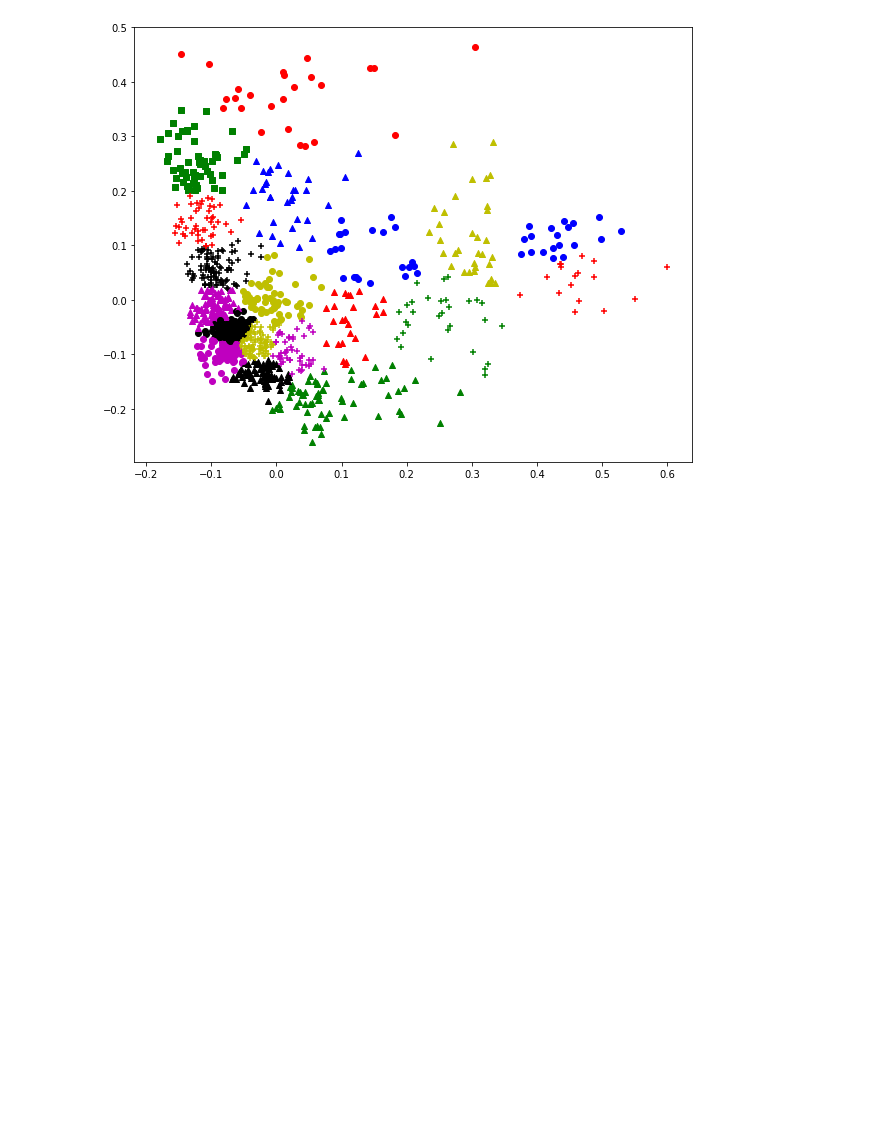
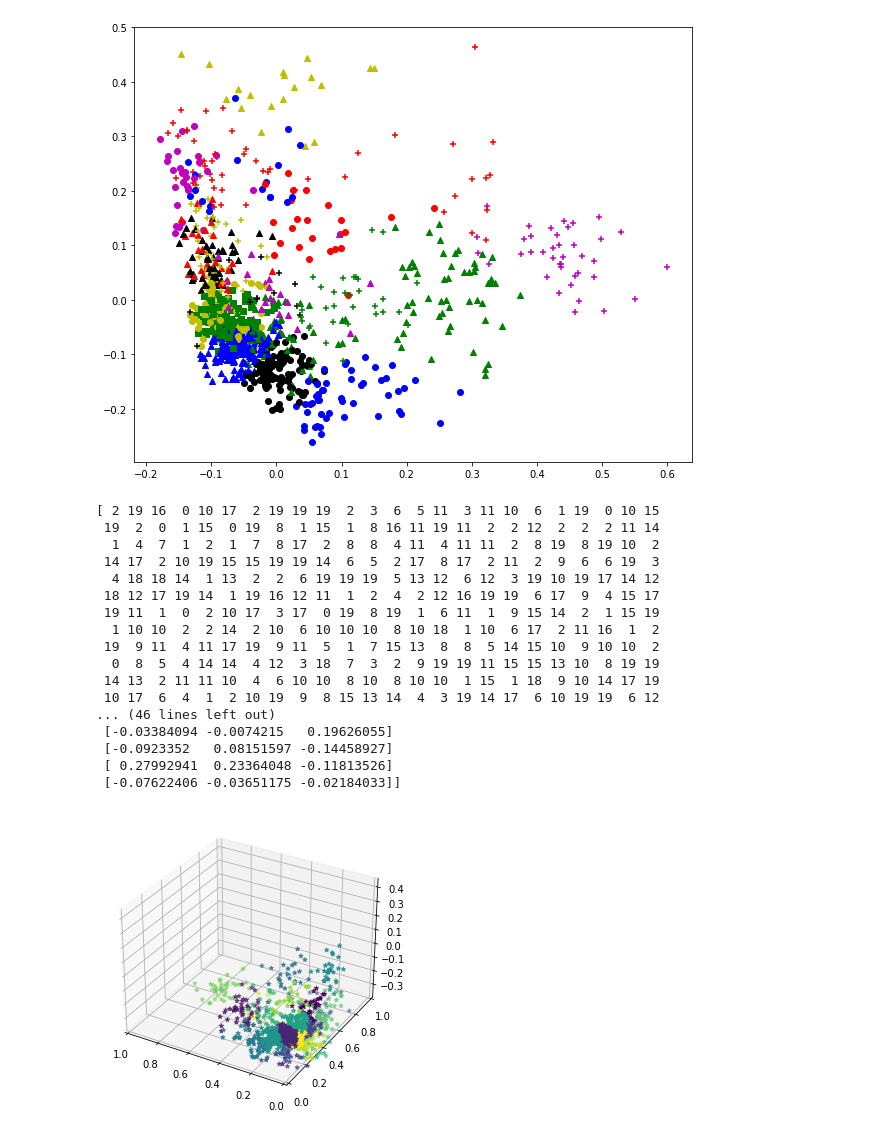
Before and after one commit to U-rara/Search-Engine-Course-Design, a Jupyter notebook: Spider/K-Means_EN.ipynb, the cells around one changed output. Drawn from its saved outputs; the diff is of its cells as text; code cells hidden in the pictures; blank space fills up the shorter version.

```diff
--- a/Spider/K-Means_EN.ipynb
+++ b/Spider/K-Means_EN.ipynb
@@ -33,7 +30,7 @@ tfidf = transformer.fit_transform(word_vec)
 tfidf_matrix = tfidf.toarray()  #对应tfidf矩阵
 # %%
 #压缩 Feature
-pca = PCA(n_components=2)
+pca = PCA(n_components=3)
 tfidf_matrix = pca.fit_transform(tfidf_matrix)
 # %%
 # K-Means
@@ -52,4 +49,39 @@ for i in range(len(labels)):
     plt.scatter(tfidf_matrix[i, 0], tfidf_matrix[i, 1], c=colors[labels[i]], marker=markers[labels[i]])
 fig.savefig('./kMeans.png', transparent=False, dpi=600, bbox_inches="tight")
 # %% [output]
-[figure, old version]
+[figure, new version]
+# %%
+# 三维可视化
+label_pred = km_cluster.labels_  # 获取聚类标签
+
+centroids = km_cluster.cluster_centers_  # 获取聚类中心
+
+print(label_pred)
+print(centroids)
+
+fig = plt.figure()
+ax = Axes3D(fig)
+ax.scatter(tfidf_matrix[:, 0], tfidf_matrix[:, 1], tfidf_matrix[:, 2], c=labels, marker='*')
+
+ax.scatter(centroids[:, 0], centroids[:, 1], centroids[:, 2], marker='>')
+plt.axis([1, 0, 0, 1])
+plt.show()
+# %% [output]
+[ 2 19 16  0 10 17  2 19 19 19  2  3  6  5 11  3 11 10  6  1 19  0 10 15
+ 19  2  0  1 15  0 19  8  1 15  1  8 16 11 19 11  2  2 12  2  2  2 11 14
+  1  4  7  1  2  1  7  8 17  2  8  8  4 11  4 11 11  2  8 19  8 19 10  2
+ 14 17  2 10 19 15 15 19 19 14  6  5  2 17  8 17  2 11  2  9  6  6 19  3
+  4 18 18 14  1 13  2  2  6 19 19 19  5 13 12  6 12  3 19 10 19 17 14 12
+ 18 12 17 19 14  1 19 16 12 11  1  2  4  2 12 16 19 19  6 17  9  4 15 17
+ 19 11  1  0  2 10 17  3 17  0 19  8 19  1  6 11  1  9 15 14  2  1 15 19
+  1 10 10  2  2 14  2 10  6 10 10 10  8 10 18  1 10  6 17  2 11 16  1  2
+ 19  9 11  4 11 17 19  9 11  5  1  7 15 13  8  8  5 14 15 10  9 10 10  2
+  0  8  5  4 14 14  4 12  3 18  7  3  2  9 19 19 11 15 15 13 10  8 19 19
+ 14 13  2 11 11 10  4  6 10 10  8 10  8 10 10  1 15  1 18  9 10 14 17 19
+ 10 17  6  4  1  2 10 19  9  8 15 13 14  4  3 19 14 17  6 10 19 19  6 12
+... (46 lines left out)
+ [-0.03384094 -0.0074215   0.19626055]
+ [-0.0923352   0.08151597 -0.14458927]
+ [ 0.27992941  0.23364048 -0.11813526]
+ [-0.07622406 -0.03651175 -0.02184033]]
+[figure, added]
```
Also changed, not shown: parts of 1 cell of this notebook, 39 other files.
